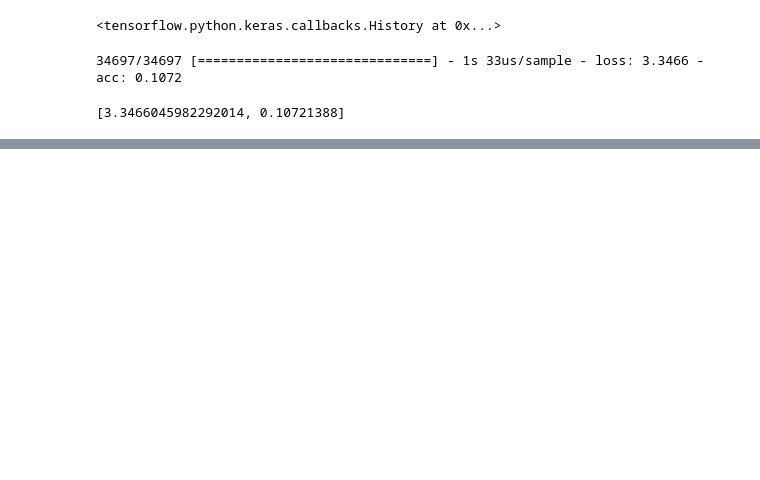
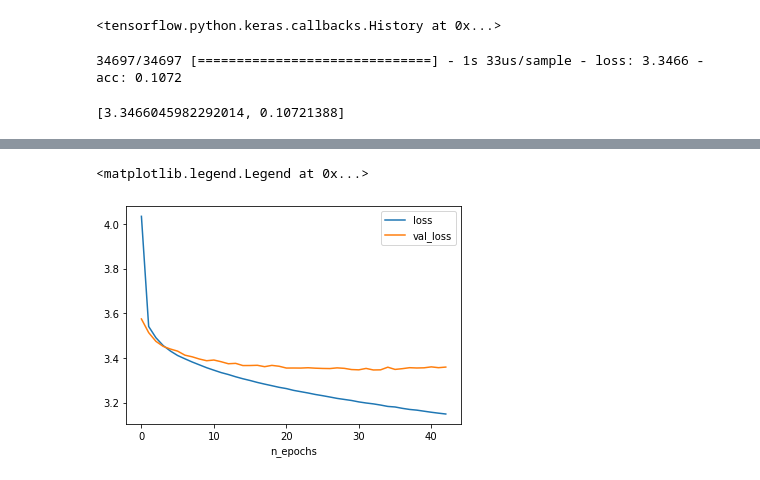
Before and after one commit to simonjpastor/delphes, a Jupyter notebook: notebooks/pierre_notebooks/pierre_preprocessing.ipynb, the cells around one changed output, grey strips where cells are left out. Drawn from its saved outputs; the diff is of its cells as text; code cells hidden in the pictures; blank space fills up the shorter version.

```diff
--- a/notebooks/pierre_notebooks/pierre_preprocessing.ipynb
+++ b/notebooks/pierre_notebooks/pierre_preprocessing.ipynb
@@ -611,0 +610,13 @@ model.history.history
+# %%
+loss = model.history.history['loss']
+acc = model.history.history['acc']
+val_loss = model.history.history['val_loss']
+val_acc = model.history.history['val_acc']
+# %%
+plt.plot(loss, label = 'loss')
+plt.plot(val_loss, label='val_loss')
+plt.xlabel('n_epochs')
+plt.legend()
+# %% [output]
+<matplotlib.legend.Legend at 0x...>
+[figure, added]
```
Also changed, not shown: parts of 8 cells of this notebook.
